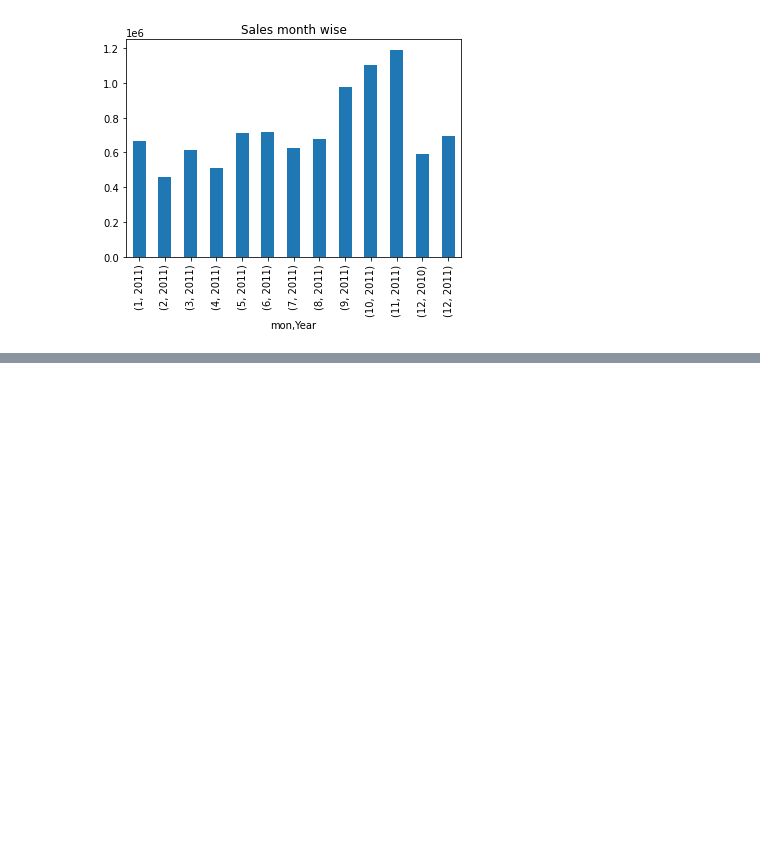
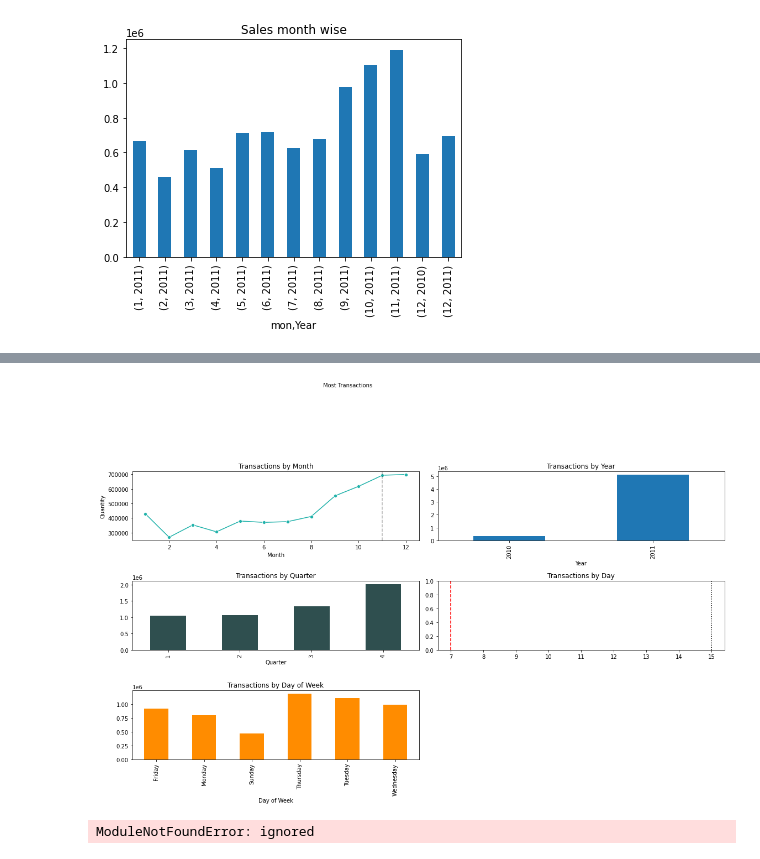
Before and after one commit to sambhajizambre/Project, a Jupyter notebook: Capstone Project 1-propensity model.ipynb, the cells around one changed output, grey strips where cells are left out. Drawn from its saved outputs; the diff is of its cells as text; code cells hidden in the pictures; blank space fills up the shorter version.

```diff
--- a/Capstone Project 1-propensity model.ipynb
+++ b/Capstone Project 1-propensity model.ipynb
@@ -416,0 +444,48 @@ df.groupby(['mon','Year'])['TotalCost'].sum().plot(kind = 'bar', title = 'Sales
+# %%
+#Date Time Analysis
+df.loc[:, "Month"] = df.InvoiceDate.dt.month
+df.loc[:, "Time"] = df.InvoiceDate.dt.time
+df.loc[:, "Year"] = df.InvoiceDate.dt.year
+df.loc[:, "Day"] = df.InvoiceDate.dt.day
+df.loc[:, "Quarter"] = df.InvoiceDate.dt.quarter
+df.loc[:, "Day of Week"] = df.InvoiceDate.dt.dayofweek
+# %%
+#Mapping day of week
+dayofweek_mapping = dict({0: "Monday",
+                         1: "Tuesday",
+                         2: "Wednesday" ,
+                         3: "Thursday",
+                         4: "Friday",
+                         5: "Saturday",
+                         6: "Sunday"})
+# %%
+df["Day of Week"] = df["Day of Week"].map(dayofweek_mapping)
+# %%
+plt.figure(figsize=(16,12))
+plt.subplot(3,2,1)
+sns.lineplot(x = "Month", y = "Quantity", data = df.groupby("Month").sum("Quantity"), marker = "o", color = "lightseagreen")
+plt.axvline(11, color = "k", linestyle = '--', alpha = 0.3)
+plt.text(8.50, 1.3e6, "Most Transactions")
+plt.title("Transactions by Month")
+plt.subplot(3,2,2)
+df.groupby("Year").sum()["Quantity"].plot(kind = "bar")
+plt.title("Transactions by Year")
+plt.subplot(3,2,3)
+df.groupby("Quarter").sum()["Quantity"].plot(kind = "bar", color = "darkslategrey")
+plt.title("Transactions by Quarter")
+plt.subplot(3,2,4)
+plt.axvline(7, color = 'r', linestyle = '--')
+plt.axvline(15, color = 'k', linestyle = "dotted")
+plt.title("Transactions by Day")
+plt.subplot(3,2,5)
+df.groupby("Day of Week").sum()["Quantity"].plot(kind = "bar", color = "darkorange")
+plt.title("Transactions by Day of Week")
+plt.tight_layout()
+plt.show()
+# %% [output]
+[figure, added]
+# %%
+import lifetimes
+rfm_summary = lifetimes.utils.summary_data_from_transaction_df(df, "Customer ID", "InvoiceDate", "TotalCost")
+# %% [output]
+ModuleNotFoundError: ignored
```
Also changed, not shown: parts of 2 cells of this notebook.
